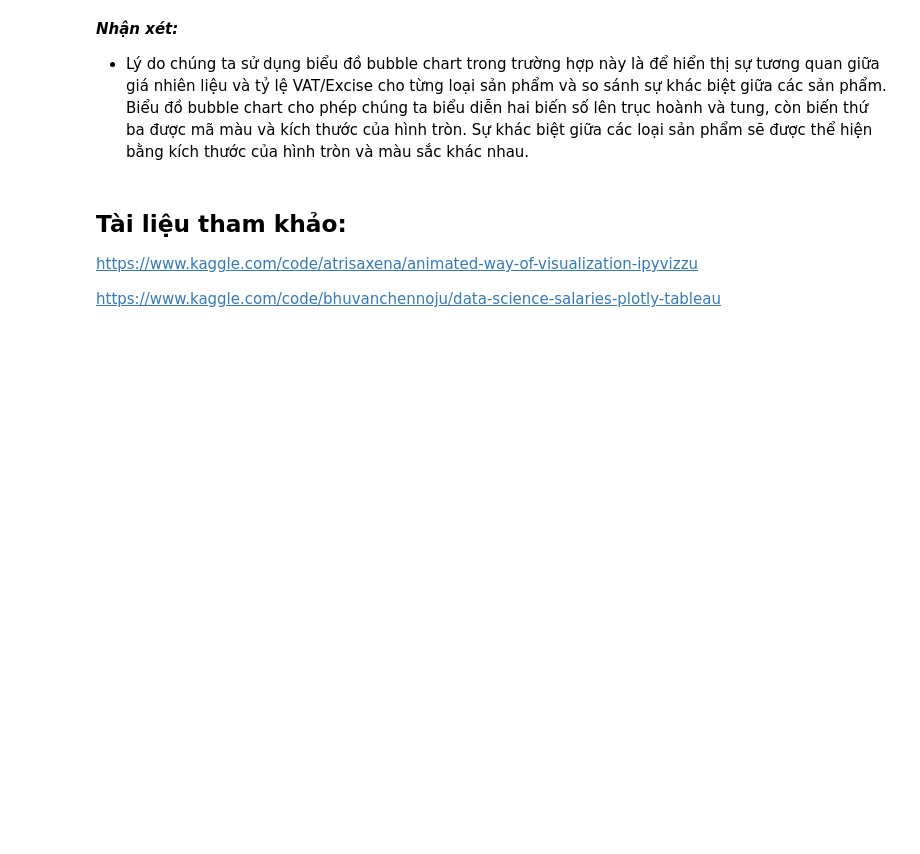
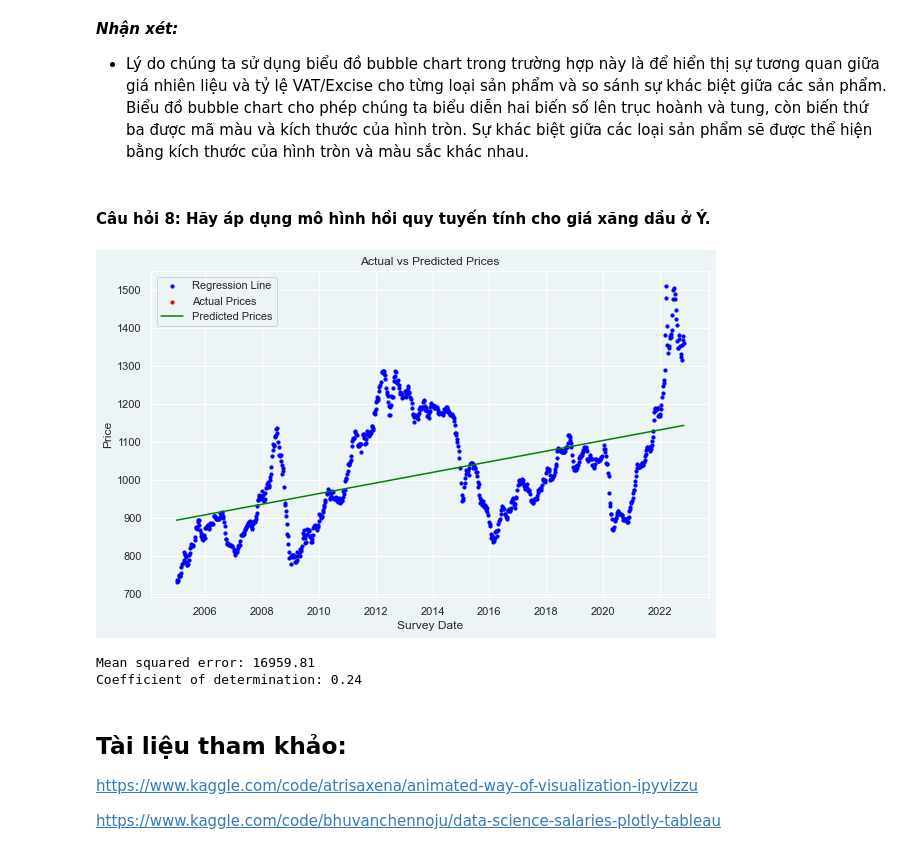
Before and after one commit to khangnl24112002/DataVisualization_Group02_Lab02, a Jupyter notebook: source_codes/main.ipynb, the cells around one changed output. Cells and saved outputs as stored; diff of their text form; code cells hidden in the pictures; blank space fills up the shorter version.

Commit message:
Create LR model

```diff
--- a/source_codes/main.ipynb
+++ b/source_codes/main.ipynb
@@ -684,6 +685,53 @@ plt.show()
 # %% [markdown]
 ***Nhận xét:***
  - Lý do chúng ta sử dụng biểu đồ bubble chart trong trường hợp này là để hiển thị sự tương quan giữa giá nhiên liệu và tỷ lệ VAT/Excise cho từng loại sản phẩm và so sánh sự khác biệt giữa các sản phẩm. Biểu đồ bubble chart cho phép chúng ta biểu diễn hai biến số lên trục hoành và tung, còn biến thứ ba được mã màu và kích thước của hình tròn. Sự khác biệt giữa các loại sản phẩm sẽ được thể hiện bằng kích thước của hình tròn và màu sắc khác nhau.
+# %% [markdown]
+#### Câu hỏi 8: Hãy áp dụng mô hình hồi quy tuyến tính cho giá xăng dầu ở Ý.
+# %%
+df['SURVEY_DATE'] = pd.to_datetime(df['SURVEY_DATE'])
+avg_price = df.groupby(pd.Grouper(key='SURVEY_DATE', freq='W-MON'))[['PRICE']].mean().reset_index(drop = False)
+avg_price.dropna(inplace=True)
+X = avg_price['SURVEY_DATE']
+Y = avg_price['PRICE']
+# %%
+from sklearn.linear_model import LinearRegression
+import matplotlib.pyplot as plt
+
+# Chuyển đổi kiểu dữ liệu của X từ datetime64 sang ordinal
+X = avg_price['SURVEY_DATE'].apply(lambda x: x.toordinal())
+
+# Tạo model Linear Regression
+regressor = LinearRegression()
+regressor.fit(X.values.reshape(-1, 1), Y)
+
+# Dự đoán giá tiền với mô hình Linear Regression
+Y_pred = regressor.predict(X.values.reshape(-1, 1))
+
+# Chuyển đổi kiểu dữ liệu của X từ ordinal sang datetime để vẽ biểu đồ
+X_plot = avg_price['SURVEY_DATE']
+
+# Vẽ biểu đồ
+plt.figure(figsize=(10, 6))
+plt.scatter(X_plot, Y, color='blue', s=10)
+plt.scatter(X_plot[Y.isna()], Y_pred[Y.isna()], color='red', s=10)
+plt.plot(X_plot, Y_pred, color='green')
+plt.xlabel('Survey Date')
+plt.ylabel('Price')
+plt.title('Actual vs Predicted Prices')
+plt.legend(['Regression Line', 'Actual Prices', 'Predicted Prices'])
+plt.show()
+# %% [output]
+[figure, added]
+# %%
+
+# Tính các sai số trong mô hình
+print('Mean squared error: %.2f'
+      % mean_squared_error(Y, Y_pred))
+print('Coefficient of determination: %.2f'
+      % r2_score(Y, Y_pred))
+# %% [output]
+Mean squared error: 16959.81
+Coefficient of determination: 0.24
 # %% [markdown]
 ## Tài liệu tham khảo:
 
```
Also changed, not shown: parts of 12 cells of this notebook.
